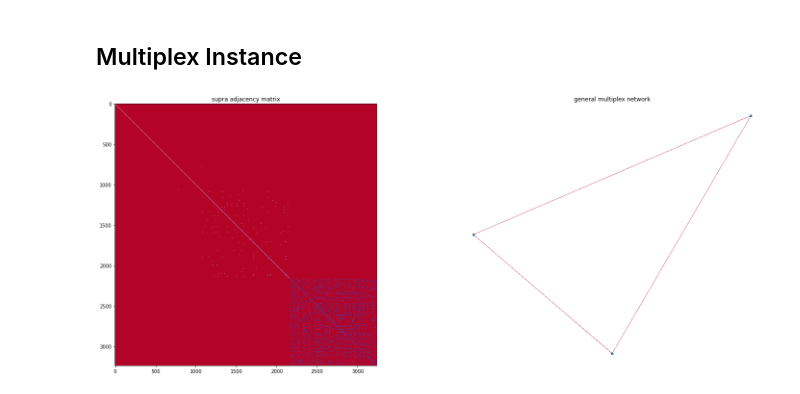
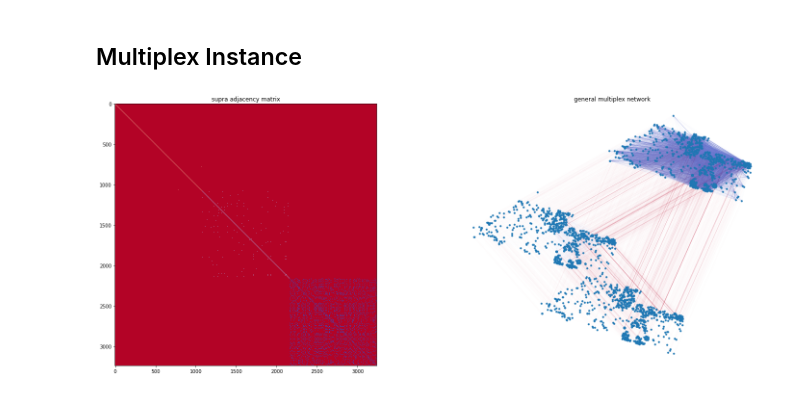
Before and after one commit to MachineLearningJournalClub/GAMELEON, a Jupyter notebook: Multiplex_Analysis.ipynb, the cells around one changed output. Cells and saved outputs as stored; diff of their text form; code cells hidden in the pictures.

```diff
--- a/Multiplex_Analysis.ipynb
+++ b/Multiplex_Analysis.ipynb
@@ -150,11 +150,11 @@ import multinetx as mx
 2216.8833
 # %%
 for index, row in tqdm(DF_agents.iterrows(), total = DF_agents.shape[0]):
-  DF_agents["x_liv"] = DF_buildings[DF_buildings.name.isin([DF_agents.iloc[index].living_place])].loc_x.values[0]
-  DF_agents["y_liv"] = DF_buildings[DF_buildings.name.isin([DF_agents.iloc[index].living_place])].loc_y.values[0]
+  DF_agents.loc[index, "x_liv"] = DF_buildings[DF_buildings.name.isin([DF_agents.iloc[index].living_place])].loc_x.values[0]
+  DF_agents.loc[index, "y_liv"] = DF_buildings[DF_buildings.name.isin([DF_agents.iloc[index].living_place])].loc_y.values[0]
 
-  DF_agents["x_wor"] = DF_buildings[DF_buildings.name.isin([DF_agents.iloc[index].working_place])].loc_x.values[0]
-  DF_agents["y_wor"] = DF_buildings[DF_buildings.name.isin([DF_agents.iloc[index].working_place])].loc_y.values[0]
+  DF_agents.loc[index, "x_wor"] = DF_buildings[DF_buildings.name.isin([DF_agents.iloc[index].working_place])].loc_x.values[0]
+  DF_agents.loc[index,  "y_wor"] = DF_buildings[DF_buildings.name.isin([DF_agents.iloc[index].working_place])].loc_y.values[0]
 
-  DF_agents["x_stu"] = DF_buildings[DF_buildings.name.isin([DF_agents.iloc[index].stuff_place])].loc_x.values[0]
-  DF_agents["y_stu"] = DF_buildings[DF_buildings.name.isin([DF_agents.iloc[index].stuff_place])].loc_y.values[0]
+  DF_agents.loc[index, "x_stu"] = DF_buildings[DF_buildings.name.isin([DF_agents.iloc[index].stuff_place])].loc_x.values[0]
+  DF_agents.loc[index, "y_stu"] = DF_buildings[DF_buildings.name.isin([DF_agents.iloc[index].stuff_place])].loc_y.values[0]
@@ -259,9 +250,13 @@ multi_net.set_intra_edges_weights(layer=0,weight=1)
 multi_net.set_intra_edges_weights(layer=1,weight=2)
 multi_net.set_intra_edges_weights(layer=2,weight=3)
 # %%
+x_coord = DF_agents.loc_x.to_dict()
+y_coord = DF_agents.loc_y.to_dict()
+
+"""
 # First layer = living place
 x_coord = DF_agents.x_liv.to_dict()
-y_coord = DF_agents.y_stu.to_dict()
+y_coord = DF_agents.y_liv.to_dict()
 
 #second layer = working place
 x_coord1 = DF_agents.x_wor.to_dict()
@@ -284,7 +279,7 @@ x_coord.update(x_coord1)
 x_coord.update(x_coord2)
 
 y_coord.update(y_coord1)
-y_coord.update(y_coord2)
+y_coord.update(y_coord2)""";
 # %%
 def merge_dict(dict1, dict2):
     '''
@@ -305,18 +300,22 @@ pos = mx.get_position(multi_net,pos_coord,
 # %%
 fig = plt.figure(figsize=(25,10))
 ax1 = fig.add_subplot(121)
 ax1.imshow(mx.adjacency_matrix(multi_net,weight='weight').todense(),
 		  origin='upper',interpolation='nearest',cmap=plt.cm.coolwarm_r)
 ax1.set_title('supra adjacency matrix')
 
 ax2 = fig.add_subplot(122)
 ax2.axis('off')
 ax2.set_title('general multiplex network')
 
 mx.draw_networkx(multi_net,pos=pos,ax=ax2,node_size=10,with_labels=False,
 				 edge_color=[multi_net[a][b]['weight'] for a,b in multi_net.edges()],
 				 edge_cmap=plt.cm.coolwarm_r, width = 0.01)
 
+# Save just the portion _inside_ the second axis's boundaries
+extent = ax2.get_window_extent().transformed(fig.dpi_scale_trans.inverted())
+fig.savefig('Multiplex_Toronto.png', bbox_inches=extent)
+
 plt.show()
 # %% [output]
-[figure, old version]
+[figure, new version]
```
Also changed, not shown: parts of 1 cell of this notebook.
